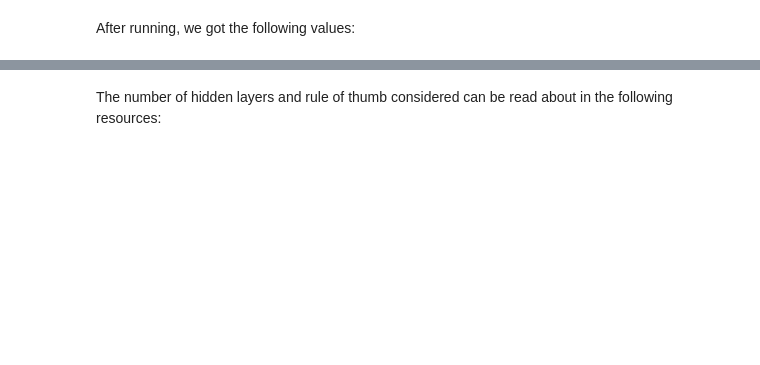
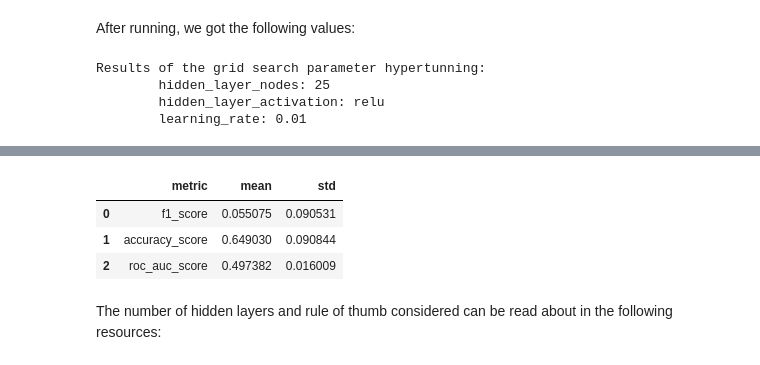
Before and after one commit to barbara-san/LabIACD-Project-1, a Jupyter notebook: Delivery/neural_network_parameter_hypertuning.ipynb, the cells around one changed output, grey strips where cells are left out. Cells and saved outputs as stored; diff of their text form; code cells hidden in the pictures; blank space fills up the shorter version.

```diff
--- a/Delivery/neural_network_parameter_hypertuning.ipynb
+++ b/Delivery/neural_network_parameter_hypertuning.ipynb
@@ -42,7 +42,7 @@ input_nodes = 50
 max_n_nodes = input_nodes * 2//3
 
 for hidden_layer_act in ["softmax", "relu", "sigmoid"]:
-    for n_nodes in range(5, max_n_nodes, 10):
+    for n_nodes in range(0, max_n_nodes, 10):
         for l_rate in [0.001, 0.003, 0.005, 0.007, 0.01]:
             params = {'hidden_layer_nodes': n_nodes, 'hidden_layer_activation': hidden_layer_act, 'learning_rate': l_rate}
             print("Current parameter combination:")
@@ -51,7 +51,7 @@ for hidden_layer_act in ["softmax", "relu", "sigmoid"]:
             print()
 
             nn_model = tf.keras.models.Sequential([
-                tf.keras.layers.Input((input_nodes,), name="input"),
+                tf.keras.layers.Input((50,), name="input"),
                 tf.keras.layers.Dense(n_nodes,activation=hidden_layer_act),
                 tf.keras.layers.Dense(2,activation='softmax')
             ])
@@ -79,3 +92,25 @@ After running, we got the following values:
 print("Results of the grid search parameter hypertunning:")
 for parameter, value in best.items():
     print(f"\t{parameter}: {value}")
+# %% [output]
+Results of the grid search parameter hypertunning:
+        hidden_layer_nodes: 25
+        hidden_layer_activation: relu
+        learning_rate: 0.01
+# %%
+nn_model = tf.keras.models.Sequential([
+    tf.keras.layers.Input((1130,), name="input"),
+    tf.keras.layers.Dense(n_nodes,activation=hidden_layer_act),
+    tf.keras.layers.Dense(2,activation='softmax')
+])
+
+nn_model.compile(
+    optimizer=tf.keras.optimizers.SGD(l_rate),
+    loss=tf.keras.losses.SparseCategoricalCrossentropy(),
+    metrics=[tf.keras.metrics.SparseCategoricalAccuracy()]
+)
+
+score = k_fold_cv_keras(compiled_model=nn_model, df=df)
+results = mean_std_results_k_fold_CV(score)
+results
+# %% [output]
@@ -82,2 +127,6 @@ for parameter, value in best.items():
+|  | metric | mean | std |
+| 0 | f1_score | 0.055075 | 0.090531 |
+| 1 | accuracy_score | 0.649030 | 0.090844 |
+| 2 | roc_auc_score | 0.497382 | 0.016009 |
 # %% [markdown]
 The number of hidden layers and rule of thumb considered can be read about in the following resources:
```
Also changed, not shown: parts of 2 cells of this notebook.
